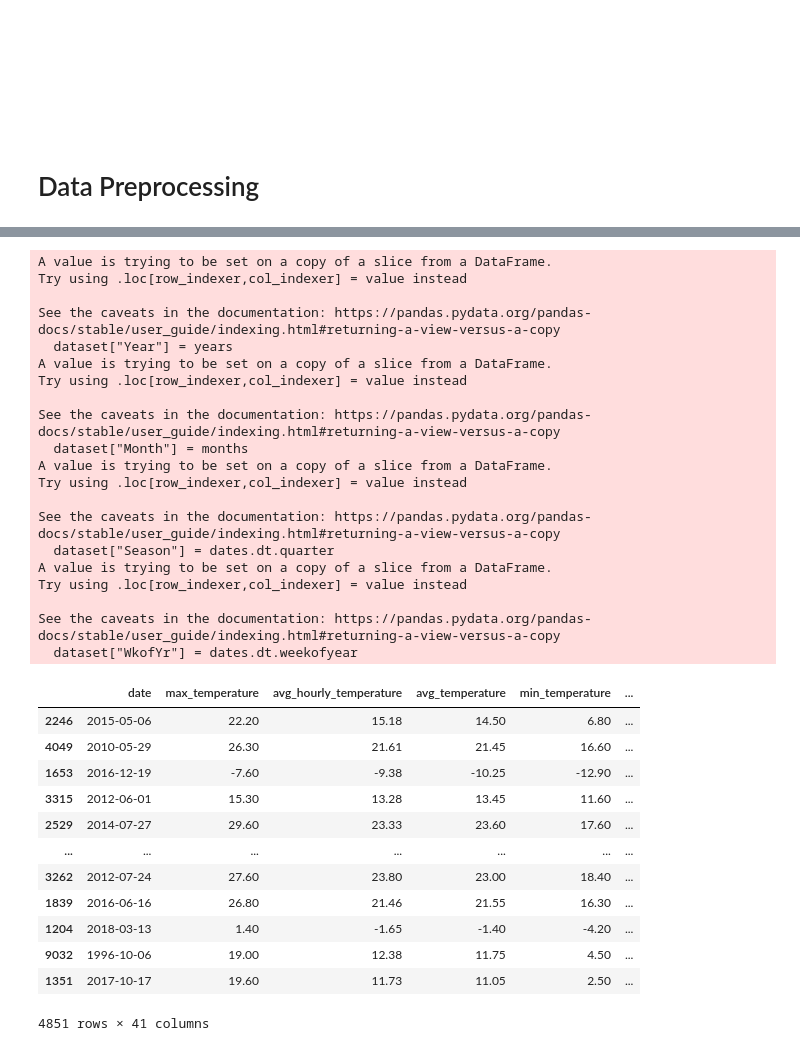
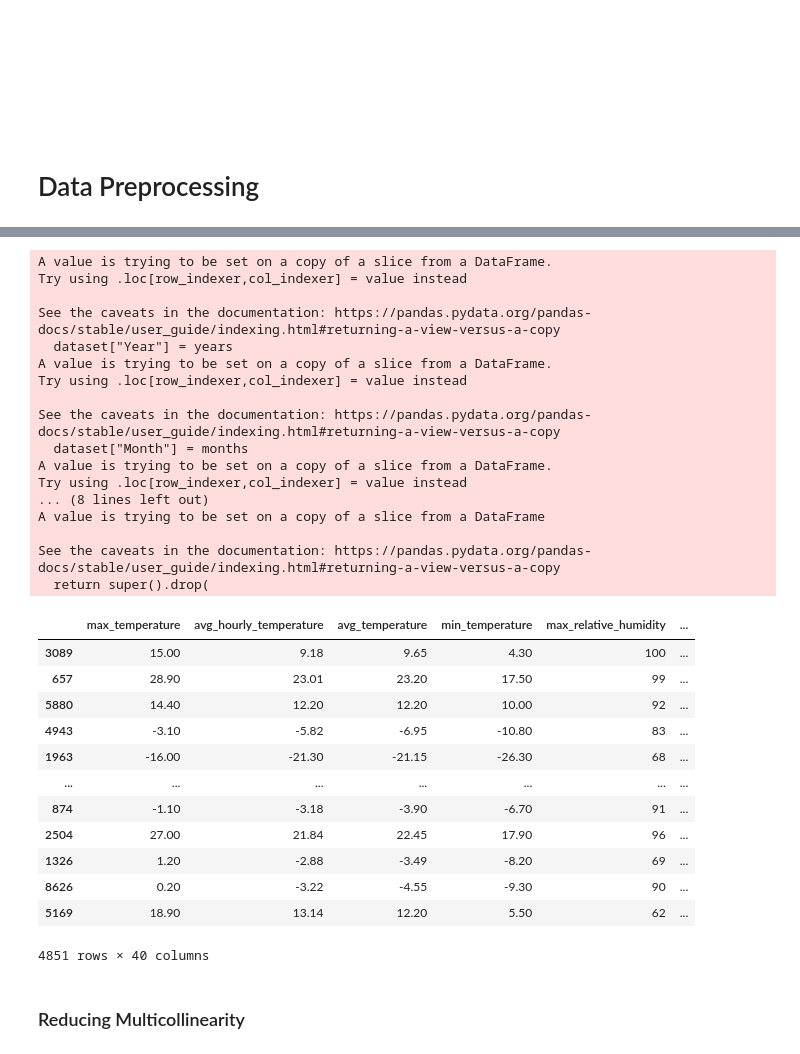
Before and after one commit to sampso29/Toronto-Rain-Prediction-, a Jupyter notebook: Toronto Rain Prediction.ipynb, the cells around one changed output, grey strips where cells are left out. Saved outputs shown, nothing was run; the diff lists cells and outputs as text; code cells hidden in the pictures.

```diff
--- a/Toronto Rain Prediction.ipynb
+++ b/Toronto Rain Prediction.ipynb
@@ -115,0 +100,8 @@ dataset.head(10)
+# %%
+dataset = pd.read_csv("data/weatherstats_toronto_daily.csv")
+# make precipitation a categorical variable; {1: rain/snow, 2: dry day}
+dataset[['wet_today']] = (dataset[['precipitation']]>1).astype('int64')
+# make a column to indicate if it will rain tomorrow
+#we dont have a value for June 30th 2021 so we can impute it with 0 which was the actual precipitation value
+dataset[['wet_tomorrow']] = dataset[['wet_today']].shift(1, fill_value = 0)
+dataset.head(10)
@@ -327,7 +332,9 @@ precip_missing.loc[precip_missing.precipitation.isna()]
 # %%
 def precip_fill_na(dataset):
     '''Imputes missing values in the precipitation column of a weather dataset by using the the relationship
-    between precipitation, rain and snow. Mainly that precipitation = rain + snow. '''
+    between precipitation, rain and snow. Mainly that precipitation = rain + snow. If snow, rain and precipitation
+    all have missing values, set the value of that row to 0.
+    '''
     new_col = []
     # iterate through every row
     for i in range(len(dataset)):
@@ -340,6 +347,9 @@ def precip_fill_na(dataset):
             elif np.isnan(row.snow):
                 val = row['rain']
                 new_col.append(val)
+            elif (np.isnan(row.rain) and np.isnan(row.snow)):
+                val = 0
+                new_col.append(val)
             else:
                 val = row['rain'] + row['snow']
                 new_col.append(val)
@@ -1139,10 +1154,3 @@ plt.show()
 <br></br>
 <br></br>
 # Data Preprocessing
-# %%
-# make precipitation a categorical variable; {1: rain/snow, 2: dry day}
-data_reduced[['wet_today']] = (data_reduced[['precipitation']]>1).astype('int64')
-# make a column to indicate if it will rain tomorrow
-#we dont have a value for June 30th 2021 so we can impute it with 0 which was the actual precipitation value
-data_reduced[['wet_tomorrow']] = data_reduced[['wet_today']].shift(1, fill_value = 0)
-data_reduced
@@ -1172,38 +1166,38 @@ Xtrain, Xtest, ytrain, ytest = train_test_split(X_reduced, y_reduced, test_size=
 # %%
 # extract time-based features from the date
 Xtrain_seasonal = extract_date_elements(Xtrain)
+Xtrain_seasonal.drop(columns=['date'], inplace = True)
 Xtrain_seasonal
 # %% [output]
 A value is trying to be set on a copy of a slice from a DataFrame.
 Try using .loc[row_indexer,col_indexer] = value instead
 
 See the caveats in the documentation: https://pandas.pydata.org/pandas-docs/stable/user_guide/indexing.html#returning-a-view-versus-a-copy
   dataset["Year"] = years
 A value is trying to be set on a copy of a slice from a DataFrame.
 Try using .loc[row_indexer,col_indexer] = value instead
 
 See the caveats in the documentation: https://pandas.pydata.org/pandas-docs/stable/user_guide/indexing.html#returning-a-view-versus-a-copy
   dataset["Month"] = months
 A value is trying to be set on a copy of a slice from a DataFrame.
 Try using .loc[row_indexer,col_indexer] = value instead
+... (8 lines left out)
+A value is trying to be set on a copy of a slice from a DataFrame
 
 See the caveats in the documentation: https://pandas.pydata.org/pandas-docs/stable/user_guide/indexing.html#returning-a-view-versus-a-copy
-  dataset["Season"] = dates.dt.quarter
-A value is trying to be set on a copy of a slice from a DataFrame.
-Try using .loc[row_indexer,col_indexer] = value instead
-
-See the caveats in the documentation: https://pandas.pydata.org/pandas-docs/stable/user_guide/indexing.html#returning-a-view-versus-a-copy
-  dataset["WkofYr"] = dates.dt.weekofyear
+  return super().drop(
-|  | date | max_temperature | avg_hourly_temperature | avg_temperature | min_temperature | ... |
-| 2246 | 2015-05-06 | 22.20 | 15.18 | 14.50 | 6.80 | ... |
-| 4049 | 2010-05-29 | 26.30 | 21.61 | 21.45 | 16.60 | ... |
-| 1653 | 2016-12-19 | -7.60 | -9.38 | -10.25 | -12.90 | ... |
-| 3315 | 2012-06-01 | 15.30 | 13.28 | 13.45 | 11.60 | ... |
-| 2529 | 2014-07-27 | 29.60 | 23.33 | 23.60 | 17.60 | ... |
+|  | max_temperature | avg_hourly_temperature | avg_temperature | min_temperature | max_relative_humidity | ... |
+| 3089 | 15.00 | 9.18 | 9.65 | 4.30 | 100 | ... |
+| 657 | 28.90 | 23.01 | 23.20 | 17.50 | 99 | ... |
+| 5880 | 14.40 | 12.20 | 12.20 | 10.00 | 92 | ... |
+| 4943 | -3.10 | -5.82 | -6.95 | -10.80 | 83 | ... |
+| 1963 | -16.00 | -21.30 | -21.15 | -26.30 | 68 | ... |
 | ... | ... | ... | ... | ... | ... | ... |
-| 3262 | 2012-07-24 | 27.60 | 23.80 | 23.00 | 18.40 | ... |
-| 1839 | 2016-06-16 | 26.80 | 21.46 | 21.55 | 16.30 | ... |
-| 1204 | 2018-03-13 | 1.40 | -1.65 | -1.40 | -4.20 | ... |
-| 9032 | 1996-10-06 | 19.00 | 12.38 | 11.75 | 4.50 | ... |
-| 1351 | 2017-10-17 | 19.60 | 11.73 | 11.05 | 2.50 | ... |
+| 874 | -1.10 | -3.18 | -3.90 | -6.70 | 91 | ... |
+| 2504 | 27.00 | 21.84 | 22.45 | 17.90 | 96 | ... |
+| 1326 | 1.20 | -2.88 | -3.49 | -8.20 | 69 | ... |
+| 8626 | 0.20 | -3.22 | -4.55 | -9.30 | 90 | ... |
+| 5169 | 18.90 | 13.14 | 12.20 | 5.50 | 62 | ... |
-4851 rows × 41 columns
+4851 rows × 40 columns
+# %% [markdown]
+### Reducing Multicollinearity
```
Also changed, not shown: parts of 40 cells of this notebook.
